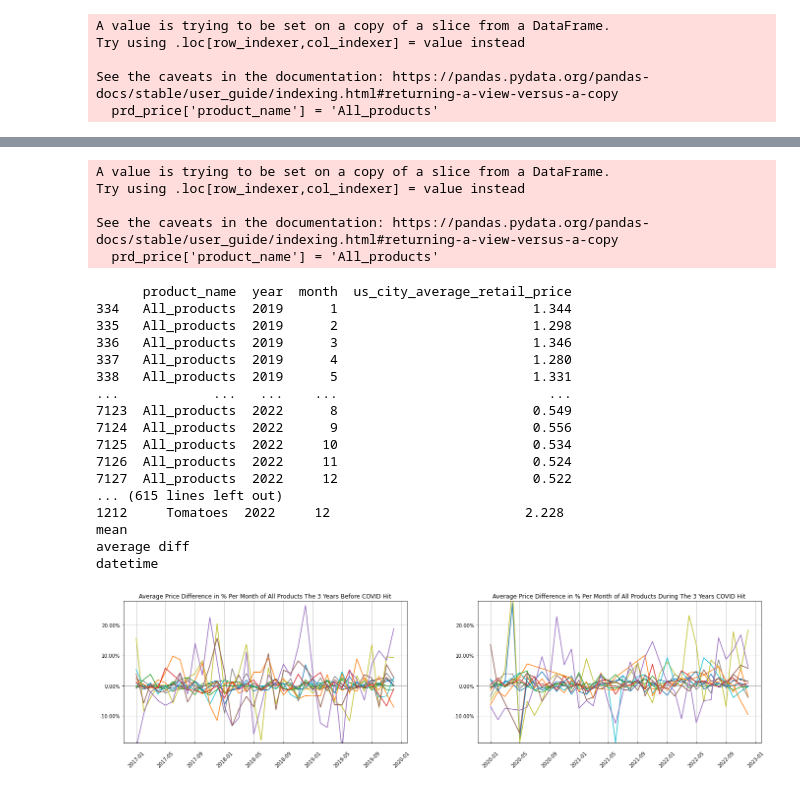
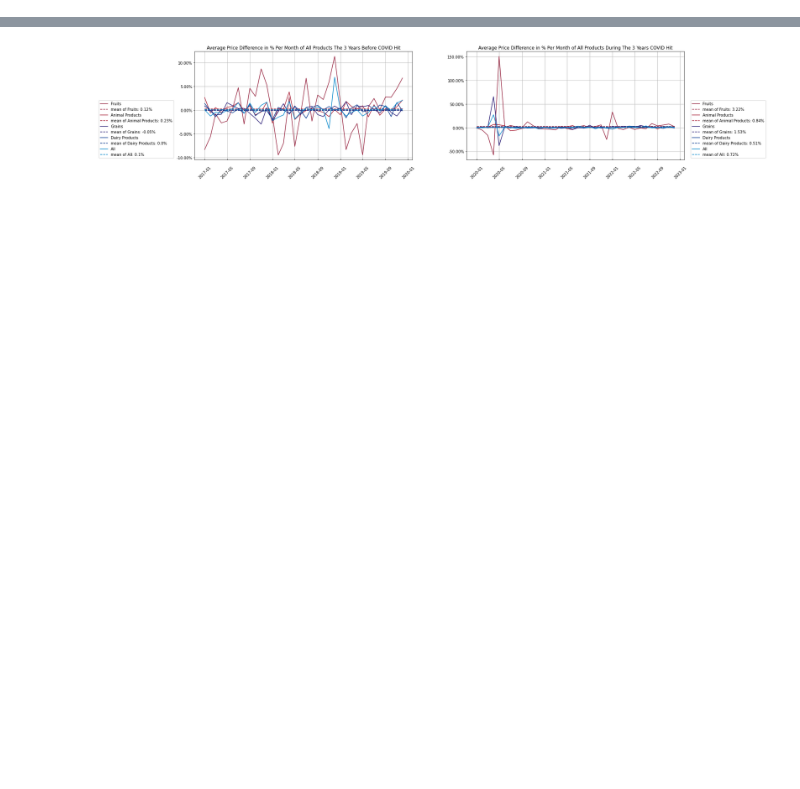
Before and after one commit to Neatherblok/Data_Mavericks_2023, a Jupyter notebook: Solutions/Task_3/DataDerby_Exercise3.ipynb, the cells around one changed output, grey strips where cells are left out. Saved outputs shown, nothing was run; the diff lists cells and outputs as text; code cells hidden in the pictures; blank space fills up the shorter version.

Commit message:
Updates exercise 3 notebook to show a comparison for all food categories and adds corresponding visualization

```diff
--- a/Solutions/Task_3/DataDerby_Exercise3.ipynb
+++ b/Solutions/Task_3/DataDerby_Exercise3.ipynb
@@ -12,3 +7,6 @@ products = ['All', 'American Cheese', 'Bananas', 'Beef Chunks', 'Beef Steaks', '
+# %%
+# List of all product categories
+categories = ['Fruits', 'Animal Products', 'Grains', 'Dairy Products', 'All']
 # %%
 # Read CSV to pandas dataframe
 df = pd.read_csv('all_products.csv')
@@ -35,28 +19,26 @@ def get_price_difference(start, end, product_type):
   # Get product prices between start and end date
   prd_price = df.copy(deep=True)
   prd_price = prd_price.query(f'year >= {start-1} & year <= {end}')
+  prd_price = prd_price.iloc[:, 1:]
 
   if product_type == 'All':
     # Rename values in products column to 'All_products' to get the mean of all values later.
-    prd_price['product_name'] = 'All_products'
+    prd_price['category'] = 'All_products'
 
   else:
-    prd_price = prd_price.query(f'product_name == \"{product_type}\"')
+    prd_price = prd_price.query(f'category == \"{product_type}\"')
 
   # Get the mean of all products prices per month-year
-  prd_price = prd_price.groupby(by=['product_name', 'year','month']).mean()
-  print('mean')
+  prd_price = prd_price.groupby(by=['category', 'year','month']).mean()
 
 
   # Get average difference of all product prices in period 2016 - 2019
   avg_diff = prd_price.pct_change().reset_index().query(f'year >= {start} & year <= {end}')
-  print('average diff')
 
   # Make datetime from month - year columns
   avg_diff['datetime'] = pd.to_datetime(avg_diff['year'].astype(str) +
                                         '-' + avg_diff['month'].astype(str),
                                         format='%Y/%m')
-  print('datetime')
 
   # Drop month - year columns
   avg_diff = avg_diff.drop(['month', 'year'], axis=1)
@@ -119,4 +54,12 @@ datetime
 # %%
+category_colors = {
+    'Fruits': '#97233f',
+    'Animal Products': '#a71930',
+    'Grains': '#241773',
+    'Dairy Products': '#00338d',
+    'All':'#0085ca'
+}
+
 # Creating a canvas to draw
 fig = plt.figure(figsize=(10,10))
 
@@ -127,28 +70,33 @@ ax1 = fig.add_axes([0, 0, .8, 0.40])
 ax2 = fig.add_axes([1, 0, .8, 0.40])
 
 # adding items to the first subplot
-for product in products:
-  print(product)
-  df = get_price_difference(2017, 2019, product)
-  ax1.plot(df['datetime'].sort_values(), df['us_city_average_retail_price'])
+for category in categories:
+  df1 = get_price_difference(2017, 2019, category)
+  ax1.plot(df1['datetime'].sort_values(), df1['us_city_average_retail_price'], label = category, color = category_colors.get(category))
+  ax1_y_mean = [np.mean(df1['us_city_average_retail_price'])]*len(df1['datetime'])
+  ax1.plot(df1['datetime'],ax1_y_mean, label = f'mean of {category}: {(str(round(ax1_y_mean[1]*100, 2)))}%', linestyle='--', color = category_colors.get(category))
 ax1.grid('on')
-ax1.set_ylim([-.19, .28])
 ax1.set_title("Average Price Difference in % Per Month of All Products The 3 Years Before COVID Hit")
 vals = ax1.get_yticks()
 ax1.set_yticklabels(['{:,.2%}'.format(x) for x in vals])
 ax1.tick_params(axis="x", direction="in", rotation=45, pad=15)
 
 # Adding items to the second subplot
-for product in products:
-  df = get_price_difference(2020, 2022, product)
-  ax2.plot(df['datetime'].sort_values(), df['us_city_average_retail_price'])
+for category in categories:
+  df2 = get_price_difference(2020, 2022, category)
+  ax2.plot(df2['datetime'].sort_values(), df2['us_city_average_retail_price'], label = category, color = category_colors.get(category))
+  ax2_y_mean = [np.mean(df2['us_city_average_retail_price'])]*len(df2['datetime'])
+  ax2.plot(df2['datetime'],ax2_y_mean, label = f'mean of {category}: {(str(round(ax2_y_mean[1]*100, 2)))}%', linestyle='--', color = category_colors.get(category))
 ax2.grid('on')
-ax2.set_ylim([-.19, .28])
 ax2.set_title("Average Price Difference in % Per Month of All Products During The 3 Years COVID Hit")
 vals = ax2.get_yticks()
 ax2.set_yticklabels(['{:,.2%}'.format(x) for x in vals])
 ax2.tick_params(axis="x", direction="in", rotation=45, pad=15)
 
+# Add legend
+ax1.legend(loc='lower left', bbox_to_anchor=(-.45, 0))
+ax2.legend(loc='lower left', bbox_to_anchor=(1.02, 0))
+
 # draw
 plt.show()
 # %% [output]
@@ -172,5 +102,0 @@ Index: []
-A value is trying to be set on a copy of a slice from a DataFrame.
-Try using .loc[row_indexer,col_indexer] = value instead
-
-See the caveats in the documentation: https://pandas.pydata.org/pandas-docs/stable/user_guide/indexing.html#returning-a-view-versus-a-copy
-  prd_price['product_name'] = 'All_products'
@@ -194,23 +103 @@ datetime
-A value is trying to be set on a copy of a slice from a DataFrame.
-Try using .loc[row_indexer,col_indexer] = value instead
-
-See the caveats in the documentation: https://pandas.pydata.org/pandas-docs/stable/user_guide/indexing.html#returning-a-view-versus-a-copy
-  prd_price['product_name'] = 'All_products'
-      product_name  year  month  us_city_average_retail_price
-334   All_products  2019      1                         1.344
-335   All_products  2019      2                         1.298
-336   All_products  2019      3                         1.346
-337   All_products  2019      4                         1.280
-338   All_products  2019      5                         1.331
-...            ...   ...    ...                           ...
-7123  All_products  2022      8                         0.549
-7124  All_products  2022      9                         0.556
-7125  All_products  2022     10                         0.534
-7126  All_products  2022     11                         0.524
-7127  All_products  2022     12                         0.522
-... (615 lines left out)
-1212     Tomatoes  2022     12                         2.228
-mean
-average diff
-datetime
-[figure, old version]
+[figure, new version]
```
Also changed, not shown: parts of 5 cells of this notebook, 1 other file.
